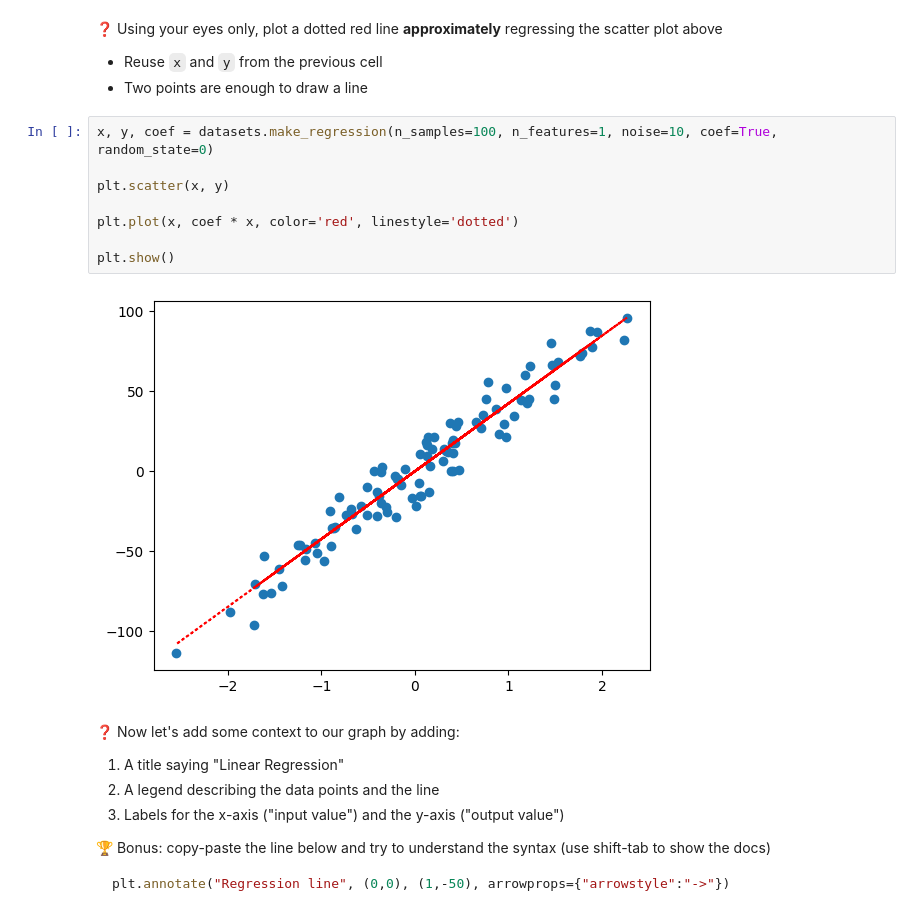
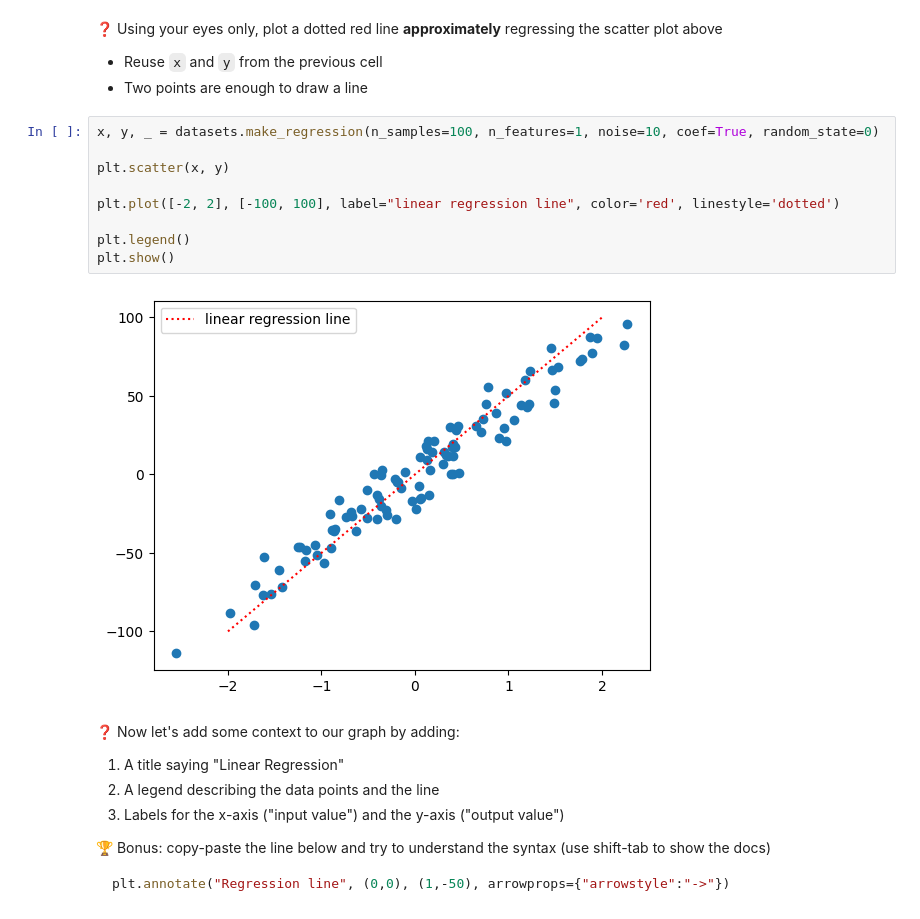
Before and after one commit to RPalmr/data-matplotlib-basics, a Jupyter notebook: ex02.ipynb, the cells around one changed output. Cells and saved outputs as stored; diff of their text form.

Commit message:
update regression line

```diff
--- a/ex02.ipynb
+++ b/ex02.ipynb
@@ -154,15 +154,16 @@ plt.scatter(x,y);
 - Reuse `x` and `y` from the previous cell
 - Two points are enough to draw a line
 # %%
-x, y, coef = datasets.make_regression(n_samples=100, n_features=1, noise=10, coef=True, random_state=0)
+x, y, _ = datasets.make_regression(n_samples=100, n_features=1, noise=10, coef=True, random_state=0)
 
 plt.scatter(x, y)
 
-plt.plot(x, coef * x, color='red', linestyle='dotted')
+plt.plot([-2, 2], [-100, 100], label="linear regression line", color='red', linestyle='dotted')
 
+plt.legend()
 plt.show()
 # %% [output]
-[figure, old version]
+[figure, new version]
 # %% [markdown]
 ❓ Now let's add some context to our graph by adding:
 1. A title saying "Linear Regression"
```
Also changed, not shown: parts of 1 cell of this notebook.
